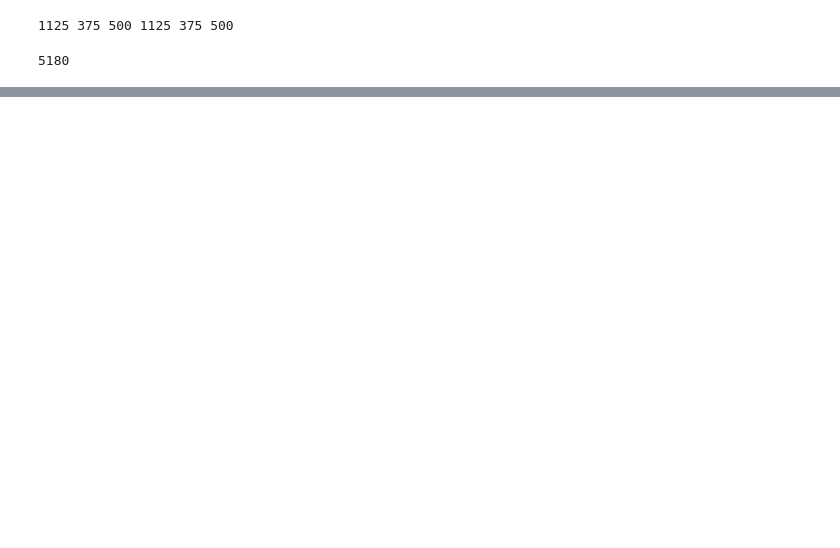
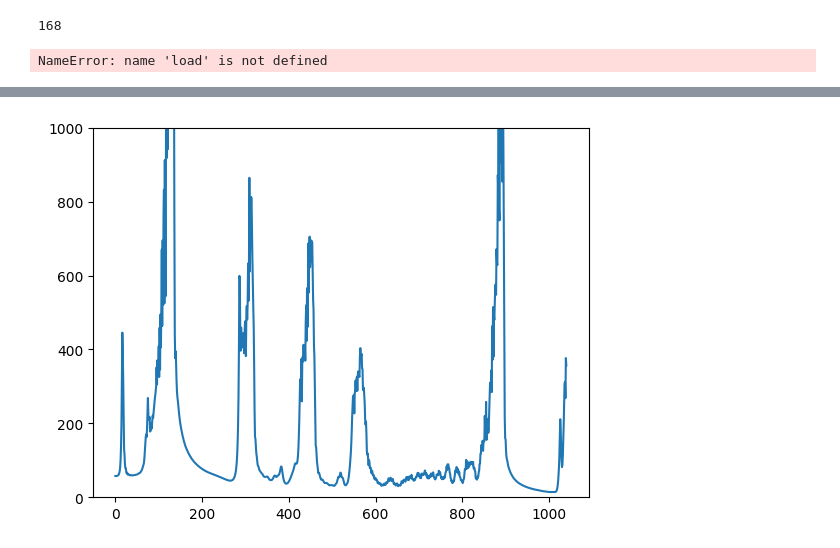
Before and after one commit to RyanW124/Table-Tennis-Deep-Learning, a Jupyter notebook: main.ipynb, the cells around one changed output, grey strips where cells are left out. Cells and saved outputs as stored; diff of their text form; code cells hidden in the pictures; blank space fills up the shorter version.

```diff
--- a/main.ipynb
+++ b/main.ipynb
@@ -13,14 +0,0 @@ import json, pickle
-# %%
-device = torch.device("cuda:0")
-
-def preprocess(X, y):
-    train_X, test_X, train_y, test_y = train_test_split(X, y)
-    train_X, val_X, train_y, val_y = train_test_split(train_X, train_y)
-    train_X = torch.from_numpy(train_X).to(device)
-    val_X = torch.from_numpy(val_X).to(device)
-    test_X = torch.from_numpy(test_X).to(device)
-
-    train_y = torch.from_numpy(train_y).to(device)
-    val_y = torch.from_numpy(val_y).to(device)
-    test_y = torch.from_numpy(test_y).to(device)
-    return train_X, val_X, test_X, train_y, val_y, test_y
@@ -51,7 +27,3 @@ except FileNotFoundError:
     with open("pos.dat", "wb") as f:
         pickle.dump((X, y), f)
 train_X, val_X, test_X, train_y, val_y, test_y = preprocess(X, y)
-# %%
-print(len(train_X), len(val_X), len(test_X), len(train_y), len(val_y), len(test_y))
-# %% [output]
-1125 375 500 1125 375 500
@@ -144,6 +34,10 @@ w = get_output_size(160, 5, 0, 2)
 h = get_output_size(90, 5, 0, 2)
 w = get_output_size(w, 5, 0, 2)
 h = get_output_size(h, 5, 0, 2)
-print(w*h*7)
+w = get_output_size(w, 5, 0, 2)
+h = get_output_size(h, 5, 0, 2)
+w = get_output_size(w, 5, 0, 2)
+h = get_output_size(h, 5, 0, 2)
+print(w*h*12)
 # %% [output]
-5180
+168
@@ -152,3 +44,9 @@ net = NN([3, 5, 7], [4921, 800, 170, 40, 2])
+# %%
+net = load("posnet.dat", NN([3, 6, 9, 12, 12], [288, 2]))
+# %% [output]
+NameError: name 'load' is not defined
 # %%
 net.my_train(train_X, train_y, val_X, val_y, 10000)
+with open("posnet.dat", "wb") as f:
+    pickle.dump(net, f)
 # %% [output]
@@ -156 +55,2 @@ KeyboardInterrupt:
+[figure, added]
 # %%
```
Also changed, not shown: parts of 11 cells of this notebook, 2 other files.
